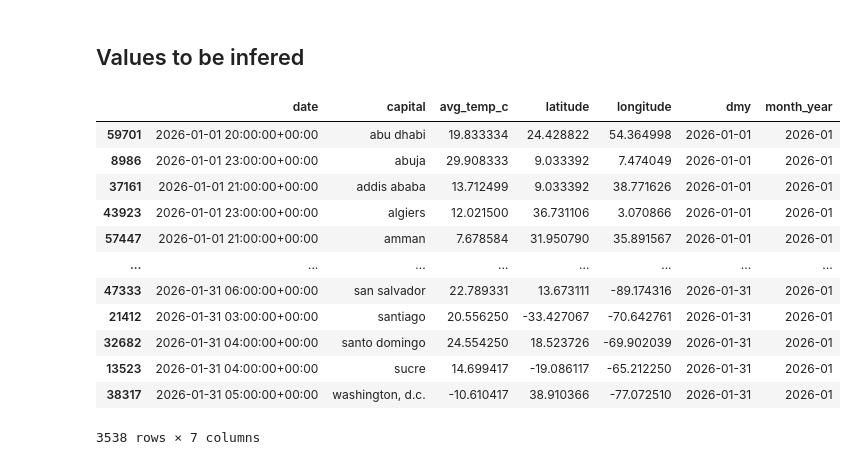
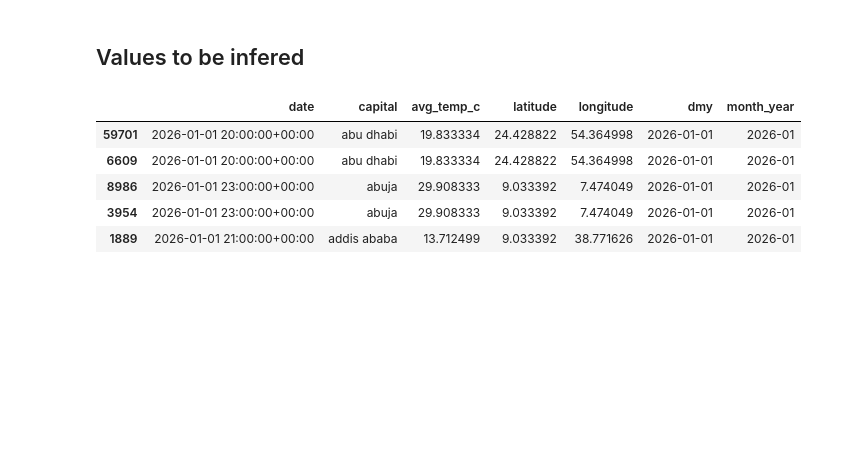
Before and after one commit to emanuel-gf/global-temp-anomaly---daily-max-nasa-esa-era5, a Jupyter notebook: join_openmeteo.ipynb, the cells around one changed output. Drawn from its saved outputs; the diff is of its cells as text; code cells hidden in the pictures; blank space fills up the shorter version.

```diff
--- a/join_openmeteo.ipynb
+++ b/join_openmeteo.ipynb
@@ -55,5 +66,5 @@ print(df2.shape)
 # %%
-df3 = pd.read_csv('ecmwf_weather_batch_0_117_2020-01-01_2022-12-31.csv')
+df3 = pd.read_csv(os.path.join(datapath,'ecmwf_weather_batch_0_117_2020-01-01_2022-12-31.csv'))
 df3['date'] = pd.to_datetime(df3['date'])
 
 ## create a day-month-year column
@@ -77,7 +88,7 @@ df3.tail()
 | 128230 | 2022-12-30 04:00:00+00:00 | San Juan | 25.472918 | 18.453426 | -66.13504 | 2022-12-30 |
 | 128231 | 2022-12-31 04:00:00+00:00 | San Juan | 25.760416 | 18.453426 | -66.13504 | 2022-12-31 |
 # %%
-df4 = pd.read_csv('ecmwf_weather_batch_0_117_2017-01-01_2019-12-31.csv')
+df4 = pd.read_csv(os.path.join(datapath,'ecmwf_weather_batch_0_117_2017-01-01_2019-12-31.csv'))
 df4['date'] = pd.to_datetime(df4['date'])
 
 ## create a day-month-year column
@@ -102,0 +109,12 @@ df4.tail()
+# %%
+df5 =  pd.read_csv(os.path.join(datapath,'ecmwf_weather_batch_0_117_2026-01-01_2026-02-28.csv'))
+df5['date'] = pd.to_datetime(df5['date'])
+
+## create a day-month-year column
+df5['dmy'] = df5['date'].dt.date
+
+print(df5.shape)
+## filter a wrong value
+df5 = df5.loc[df5['dmy']>=datetime.date(2026, 1, 1)]
+
+print(df5.shape)
@@ -103,6 +149,6 @@ df4.tail()
 # %%
 ## concat boths
-concat = pd.concat([df, df2, df3, df4], axis=0)
+concat = pd.concat([df, df2, df3, df4, df5], axis=0)
 
 ## create a new column YEAR-MONTH
 concat['month_year']=pd.to_datetime(concat['date']).dt.strftime("%Y-%m")
@@ -280,21 +326,14 @@ np.float64(1.05)
 # %% [markdown]
 ## Values to be infered
 # %%
-concat26
+concat26.head()
 # %% [output]
 |  | date | capital | avg_temp_c | latitude | longitude | dmy | month_year |
 | 59701 | 2026-01-01 20:00:00+00:00 | abu dhabi | 19.833334 | 24.428822 | 54.364998 | 2026-01-01 | 2026-01 |
+| 6609 | 2026-01-01 20:00:00+00:00 | abu dhabi | 19.833334 | 24.428822 | 54.364998 | 2026-01-01 | 2026-01 |
 | 8986 | 2026-01-01 23:00:00+00:00 | abuja | 29.908333 | 9.033392 | 7.474049 | 2026-01-01 | 2026-01 |
-| 37161 | 2026-01-01 21:00:00+00:00 | addis ababa | 13.712499 | 9.033392 | 38.771626 | 2026-01-01 | 2026-01 |
-| 43923 | 2026-01-01 23:00:00+00:00 | algiers | 12.021500 | 36.731106 | 3.070866 | 2026-01-01 | 2026-01 |
-| 57447 | 2026-01-01 21:00:00+00:00 | amman | 7.678584 | 31.950790 | 35.891567 | 2026-01-01 | 2026-01 |
-| ... | ... | ... | ... | ... | ... | ... | ... |
-| 47333 | 2026-01-31 06:00:00+00:00 | san salvador | 22.789331 | 13.673111 | -89.174316 | 2026-01-31 | 2026-01 |
-| 21412 | 2026-01-31 03:00:00+00:00 | santiago | 20.556250 | -33.427067 | -70.642761 | 2026-01-31 | 2026-01 |
-| 32682 | 2026-01-31 04:00:00+00:00 | santo domingo | 24.554250 | 18.523726 | -69.902039 | 2026-01-31 | 2026-01 |
-| 13523 | 2026-01-31 04:00:00+00:00 | sucre | 14.699417 | -19.086117 | -65.212250 | 2026-01-31 | 2026-01 |
-| 38317 | 2026-01-31 05:00:00+00:00 | washington, d.c. | -10.610417 | 38.910366 | -77.072510 | 2026-01-31 | 2026-01 |
+| 3954 | 2026-01-01 23:00:00+00:00 | abuja | 29.908333 | 9.033392 | 7.474049 | 2026-01-01 | 2026-01 |
+| 1889 | 2026-01-01 21:00:00+00:00 | addis ababa | 13.712499 | 9.033392 | 38.771626 | 2026-01-01 | 2026-01 |
-3538 rows × 7 columns
 # %%
 ### Create arrays and save as npz
 
```
Also changed, not shown: parts of 11 cells of this notebook, 4 other files.
